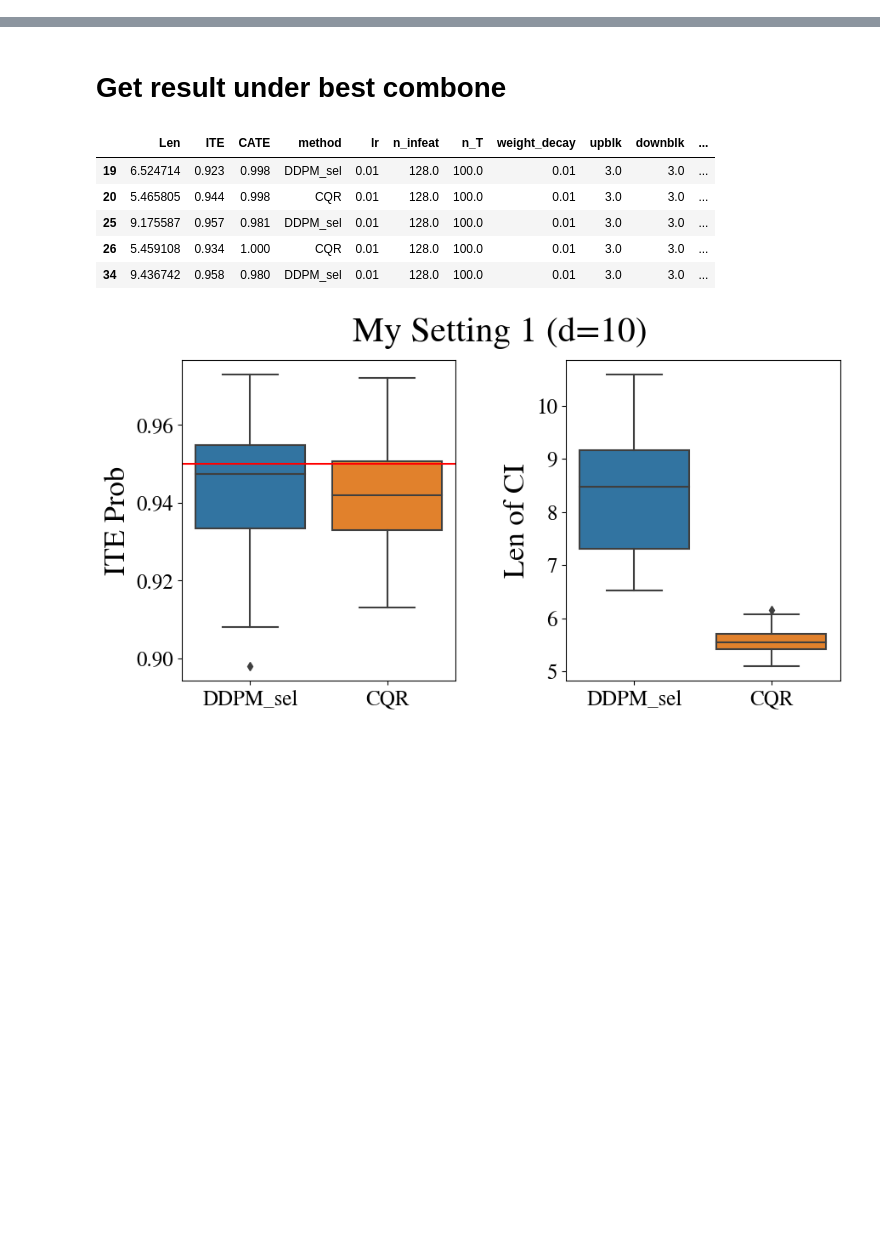
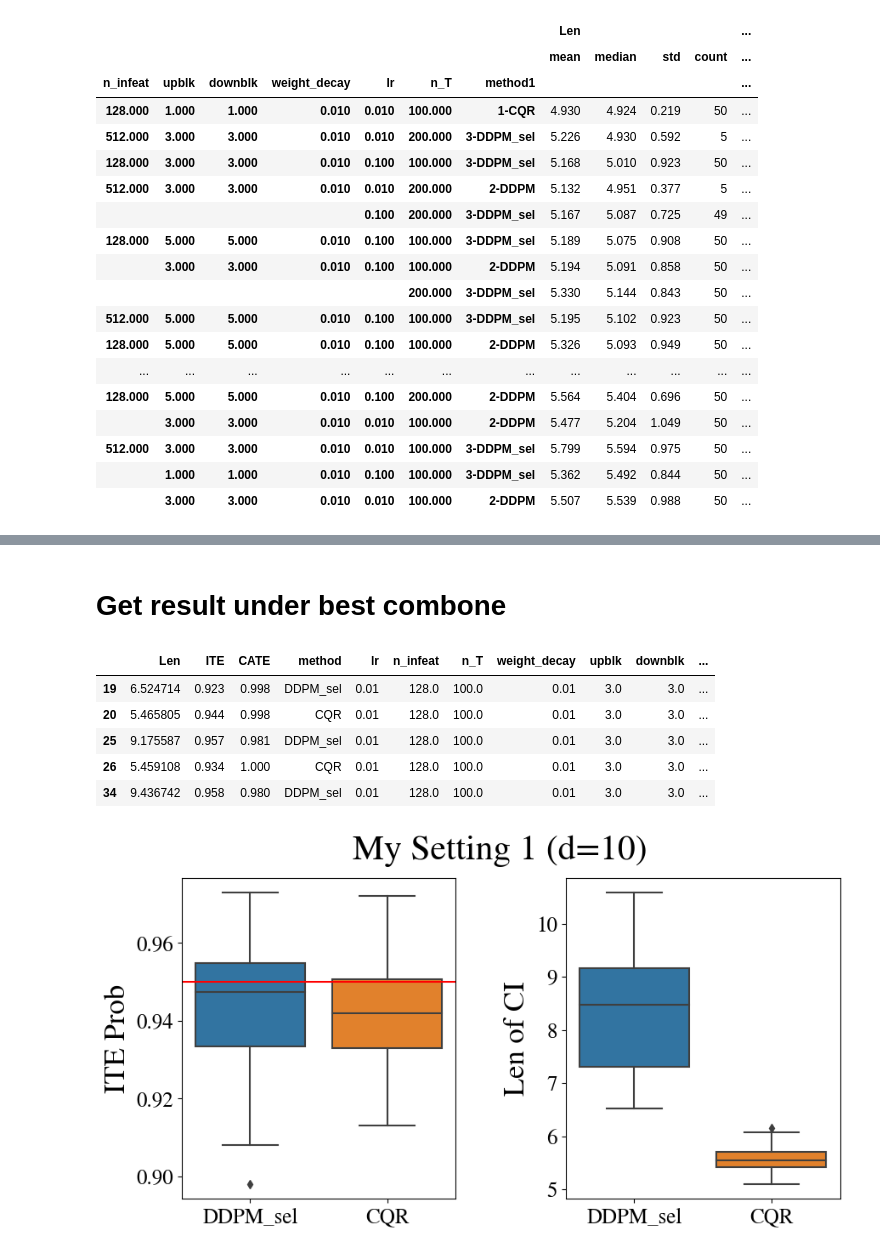
Before and after one commit to JINhuaqing/DG-CITE_paper, a Jupyter notebook: notebooks/ablation_results_ana.ipynb, the cells around one changed output, grey strips where cells are left out. Cells and saved outputs as stored; diff of their text form; code cells hidden in the pictures; blank space fills up the shorter version.

```diff
--- a/notebooks/ablation_results_ana.ipynb
+++ b/notebooks/ablation_results_ana.ipynb
@@ -56,6 +54,8 @@ def fil_name2paras(fil_name):
     return paras
 
 def _add_res(res, key):
+    if key not in res.keys():
+        return None
     all_res["Len"].append(res[key][-1])
     all_res["ITE"].append(res[key][0][0])
     all_res["CATE"].append(res[key][0][1])
@@ -63,7 +63,8 @@ def _add_res(res, key):
     for ky, v in cur_paras.items():
         all_res[ky].append(v)
 
-res_dir = RES_ROOT/"demodp0_ablation_setting3_d10_n3000/"
+#res_dir = RES_ROOT/"demodp0mysettingtest_ablation_setting1_d10_n3000"
+res_dir = RES_ROOT/"simu_ablation_setting3_d100_n3000"
 all_fils = list(res_dir.glob("*n_T-*.pkl"));
 all_res = ddict(list)
 for fil in all_fils:
@@ -72,19 +73,18 @@ for fil in all_fils:
 
     _add_res(res, key="DDPM")
     _add_res(res, key="DDPM_sel")
+    _add_res(res, key="DDPM_val")
+    _add_res(res, key="DDPM_sel_val")
     _add_res(res, key="CQR")
 all_res_df = pd.DataFrame(all_res);
 
-res_dir = RES_ROOT/"demodp0new_ablation_setting3_d10_n3000/"
-all_fils = list(res_dir.glob("*n_T-*.pkl"));
-all_res = ddict(list)
-for fil in all_fils:
-    cur_paras = fil_name2paras(fil.stem);
-    res = load_pkl(fil, verbose=False);
-
-    _add_res(res, key="DDPM")
-    _add_res(res, key="DDPM_sel")
-    _add_res(res, key="CQR")
-all_res_df1 = pd.DataFrame(all_res);
-#all_res_df["drop_prob"] = 0
-all_res_df = pd.concat([all_res_df1, all_res_df]);
+#all_res_df = pd.concat([all_res_df1, all_res_df]);
+def _fn(x):
+    if "sel" in x:
+        x = f"3-{x}"
+    elif x.endswith("CQR"):
+        x = f"1-{x}"
+    else:
+        x = f"2-{x}"
+    return x
+all_res_df["method1"] = all_res_df["method"].map(_fn)
@@ -90,0 +220,34 @@ all_res_df = pd.concat([all_res_df1, all_res_df]);
+# %%
+pd.set_option('display.float_format', '{:.3f}'.format)
+res_df = all_res_df.groupby(["n_infeat", "upblk",
+                             "downblk", "weight_decay",
+                             "lr", "n_T",   "method1"])[["Len", "ITE"]].agg(["mean", "median", "std", "count"]);
+
+base_idxs = np.bitwise_and(res_df[('Len',  'count')] == 50, res_df.index.map(lambda x: "CQR" in x[-1]))
+
+val_df = res_df[res_df.index.map(lambda x: "val" in x[-1])]
+sorted_val_idx = val_df[("Len", "median")].sort_values().index
+sorted_test_idx = pd.MultiIndex.from_tuples([tuple(list(ix[:-1])+[ix[-1].split("_val")[0]]) for ix in sorted_val_idx],
+                                            names=sorted_val_idx.names);
+
+pd.concat([res_df[base_idxs].iloc[:1],  res_df.loc[sorted_test_idx]]).head(n=30)
+# %% [output]
+|  |  |  |  |  |  |  | Len |  |  |  | ... |
+|  |  |  |  |  |  |  | mean | median | std | count | ... |
+| n_infeat | upblk | downblk | weight_decay | lr | n_T | method1 |  |  |  |  | ... |
+| 128.000 | 1.000 | 1.000 | 0.010 | 0.010 | 100.000 | 1-CQR | 4.930 | 4.924 | 0.219 | 50 | ... |
+| 512.000 | 3.000 | 3.000 | 0.010 | 0.010 | 200.000 | 3-DDPM_sel | 5.226 | 4.930 | 0.592 | 5 | ... |
+| 128.000 | 3.000 | 3.000 | 0.010 | 0.100 | 100.000 | 3-DDPM_sel | 5.168 | 5.010 | 0.923 | 50 | ... |
+| 512.000 | 3.000 | 3.000 | 0.010 | 0.010 | 200.000 | 2-DDPM | 5.132 | 4.951 | 0.377 | 5 | ... |
+|  |  |  |  | 0.100 | 200.000 | 3-DDPM_sel | 5.167 | 5.087 | 0.725 | 49 | ... |
+| 128.000 | 5.000 | 5.000 | 0.010 | 0.100 | 100.000 | 3-DDPM_sel | 5.189 | 5.075 | 0.908 | 50 | ... |
+|  | 3.000 | 3.000 | 0.010 | 0.100 | 100.000 | 2-DDPM | 5.194 | 5.091 | 0.858 | 50 | ... |
+|  |  |  |  |  | 200.000 | 3-DDPM_sel | 5.330 | 5.144 | 0.843 | 50 | ... |
+| 512.000 | 5.000 | 5.000 | 0.010 | 0.100 | 100.000 | 3-DDPM_sel | 5.195 | 5.102 | 0.923 | 50 | ... |
+| 128.000 | 5.000 | 5.000 | 0.010 | 0.100 | 100.000 | 2-DDPM | 5.326 | 5.093 | 0.949 | 50 | ... |
+| ... | ... | ... | ... | ... | ... | ... | ... | ... | ... | ... | ... |
+| 128.000 | 5.000 | 5.000 | 0.010 | 0.100 | 200.000 | 2-DDPM | 5.564 | 5.404 | 0.696 | 50 | ... |
+|  | 3.000 | 3.000 | 0.010 | 0.010 | 100.000 | 2-DDPM | 5.477 | 5.204 | 1.049 | 50 | ... |
+| 512.000 | 3.000 | 3.000 | 0.010 | 0.010 | 100.000 | 3-DDPM_sel | 5.799 | 5.594 | 0.975 | 50 | ... |
+|  | 1.000 | 1.000 | 0.010 | 0.100 | 100.000 | 3-DDPM_sel | 5.362 | 5.492 | 0.844 | 50 | ... |
+|  | 3.000 | 3.000 | 0.010 | 0.010 | 100.000 | 2-DDPM | 5.507 | 5.539 | 0.988 | 50 | ... |
```
Also changed, not shown: parts of 11 cells of this notebook, 14 other files.
